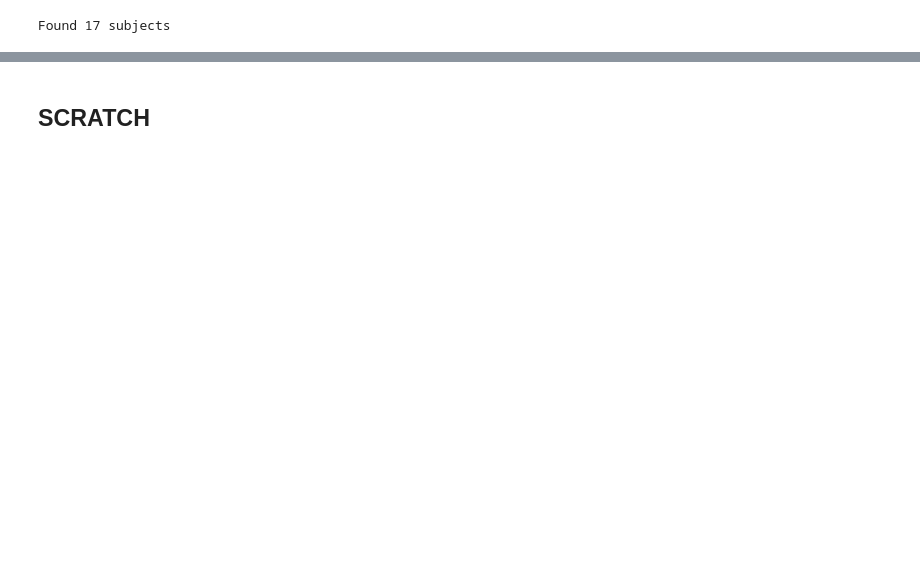
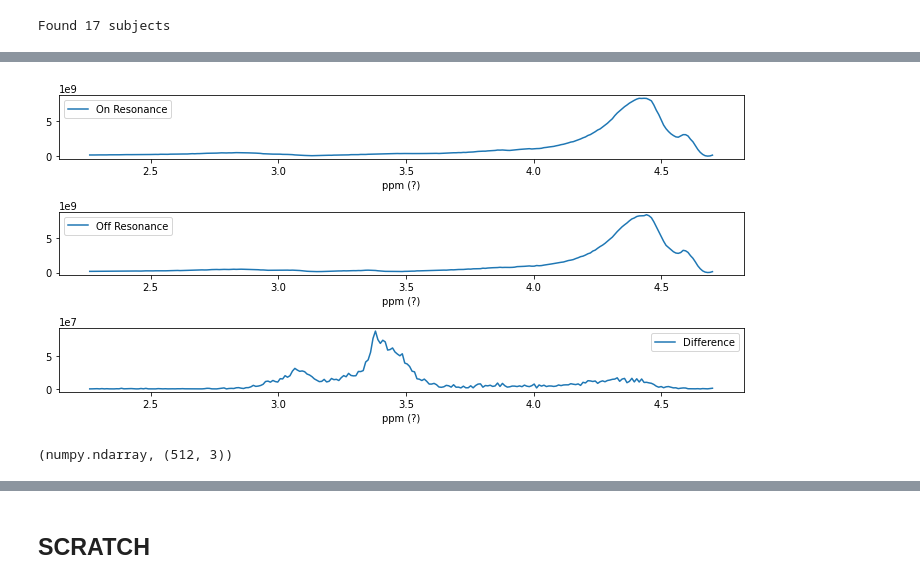
Before and after one commit to dmochow/fus, a Jupyter notebook: code/read_mrs.ipynb, the cells around one changed output, grey strips where cells are left out. Drawn from its saved outputs; the diff is of its cells as text; code cells hidden in the pictures; blank space fills up the shorter version.

```diff
--- a/code/read_mrs.ipynb
+++ b/code/read_mrs.ipynb
@@ -150,4 +151,51 @@ Processing AHMED
 ... (5 outputs left out)
+# %%
+# validate ppm axis
+subject = "LIN"
+cond = "ACTIVE"
+path_to_active_pre = f"/Users/jacekdmochowski/PROJECTS/fus/data/mrs_flywheel/jacek/FUSRelabeledCopy/{subject}/{cond}/mrs-svs_task-pre"
+active_pre_file = os.listdir(path_to_active_pre)[0]
+active_pre_file = os.path.join(path_to_active_pre, active_pre_file)
+
+# load the niftis
+nii = nib.load(active_pre_file)
+fid = np.squeeze(nii.get_fdata(dtype=np.complex64))
+power = np.abs(np.fft.fft(fid, axis=0)) ** 2
+power_shift = np.fft.fftshift(power, axes=0)
+power_shift_pos = power_shift[N//2:]
+
+SW = 600  # Spectral width in Hz
+f0 = 123e6  # Resonance frequency in Hz (123 MHz)
+delta0 = 4.7  # Reference ppm (water)
+N = 512  # Number of samples
+
+# Create frequency axis from 0 to SW/2 (positive frequencies)
+frequencies = np.linspace(0, SW/2, N//2)
+
+# Convert to ppm
+ppm = delta0 - (frequencies / f0) * 1e6  # Hz to ppm
+
+fig, ax = plt.subplots(3, 1, figsize=(10, 5))
+ax[0].plot(ppm, power_shift_pos[:, 0], label="On Resonance")
+ax[0].set_xlabel('ppm (?)')
+
+ax[1].plot(ppm, power_shift_pos[:, 1], label="Off Resonance")
+ax[1].set_xlabel('ppm (?)')
+
+ax[2].plot(ppm, power_shift_pos[:, 2], label="Difference")
+ax[2].set_xlabel('ppm (?)')
+
+ax[0].legend()
+ax[1].legend()
+ax[2].legend()
+
+fig.tight_layout()
+# %% [output]
+[figure, added]
+# %%
+type(fid), fid.shape
+# %% [output]
+(numpy.ndarray, (512, 3))
 # %%
 np_gaba = np.array(gaba)
 
```
Also changed, not shown: parts of 8 cells of this notebook.
